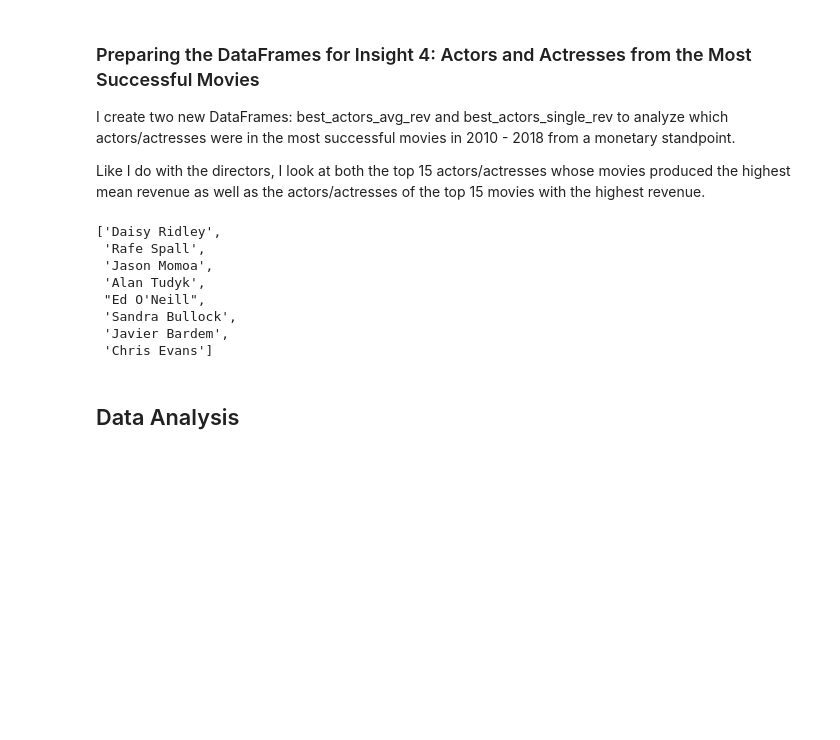
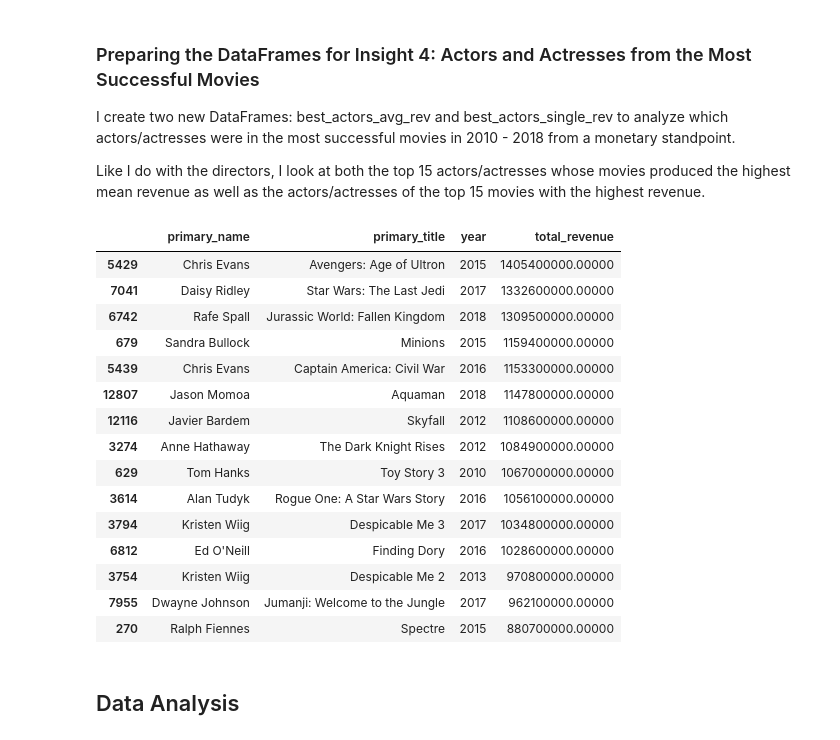
Before and after one commit to jordanate/microsoft-movie-studios-EDA, a Jupyter notebook: phase-1-project-notebook.ipynb, the cells around one changed output. Cells and saved outputs as stored; diff of their text form; code cells hidden in the pictures; blank space fills up the shorter version.

```diff
--- a/Phase 1 Project Notebook.ipynb
+++ b/phase-1-project-notebook.ipynb
@@ -694,29 +716,42 @@ actors = actors.loc[(actors['category'] == 'actor')|(actors['category'] == 'actr
 # %%
 #Making a DataFrame of the actors/actresses from movies with the highest mean revenue in 2010-2018
 best_actors_avg_rev = actors.groupby('primary_name')['total_revenue']\
                                             .mean().sort_values(ascending = False).head(15)
 best_actors_avg_rev = best_actors_avg_rev.to_frame()
 best_actors_avg_rev = best_actors_avg_rev.reset_index()
 
 #Making a DataFrame of the actors/actresses from movies with the highest revenue from a single movie in 2010-2018
 best_actors_single_rev = actors[['primary_name','primary_title','year','total_revenue',]]\
                             .sort_values(by = 'total_revenue', ascending = False).head(15)
 
 #Creating a list of actors/actresses that appear in both of the above DataFrames
 best_actors = []
 for x in best_actors_avg_rev['primary_name']:
         if x in best_actors_single_rev['primary_name'].values:
             best_actors.append(x)
 best_actors
+
+#Editing the way 'Chris Evans' and 'Kristen Wiig' appear in the
+#visualization because their names appear twice in the DataFrame (differentiating between the occurences)
+best_actors_single_rev.iloc[4,0] = 'Chris Evans '
+best_actors_single_rev.iloc[12,0] = 'Kristen Wiig '
 # %% [output]
-['Daisy Ridley',
- 'Rafe Spall',
- 'Jason Momoa',
- 'Alan Tudyk',
- "Ed O'Neill",
- 'Sandra Bullock',
- 'Javier Bardem',
- 'Chris Evans']
+|  | primary_name | primary_title | year | total_revenue |
+| 5429 | Chris Evans | Avengers: Age of Ultron | 2015 | 1405400000.00000 |
+| 7041 | Daisy Ridley | Star Wars: The Last Jedi | 2017 | 1332600000.00000 |
+| 6742 | Rafe Spall | Jurassic World: Fallen Kingdom | 2018 | 1309500000.00000 |
+| 679 | Sandra Bullock | Minions | 2015 | 1159400000.00000 |
+| 5439 | Chris Evans | Captain America: Civil War | 2016 | 1153300000.00000 |
+| 12807 | Jason Momoa | Aquaman | 2018 | 1147800000.00000 |
+| 12116 | Javier Bardem | Skyfall | 2012 | 1108600000.00000 |
+| 3274 | Anne Hathaway | The Dark Knight Rises | 2012 | 1084900000.00000 |
+| 629 | Tom Hanks | Toy Story 3 | 2010 | 1067000000.00000 |
+| 3614 | Alan Tudyk | Rogue One: A Star Wars Story | 2016 | 1056100000.00000 |
+| 3794 | Kristen Wiig | Despicable Me 3 | 2017 | 1034800000.00000 |
+| 6812 | Ed O'Neill | Finding Dory | 2016 | 1028600000.00000 |
+| 3754 | Kristen Wiig | Despicable Me 2 | 2013 | 970800000.00000 |
+| 7955 | Dwayne Johnson | Jumanji: Welcome to the Jungle | 2017 | 962100000.00000 |
+| 270 | Ralph Fiennes | Spectre | 2015 | 880700000.00000 |
 # %% [markdown]
 ## Data Analysis
 # %% [markdown]
```
Also changed, not shown: parts of 17 cells of this notebook.
